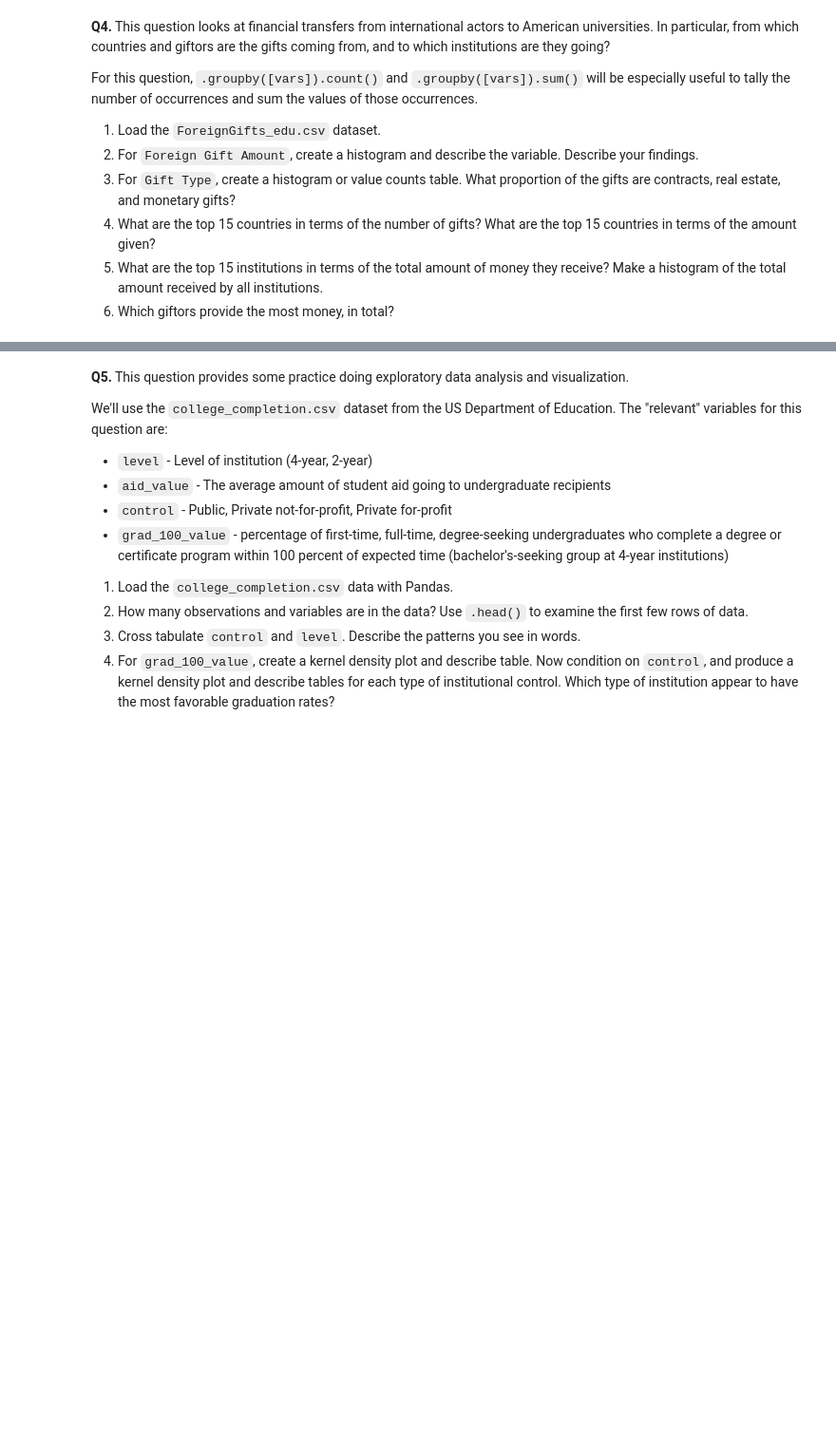
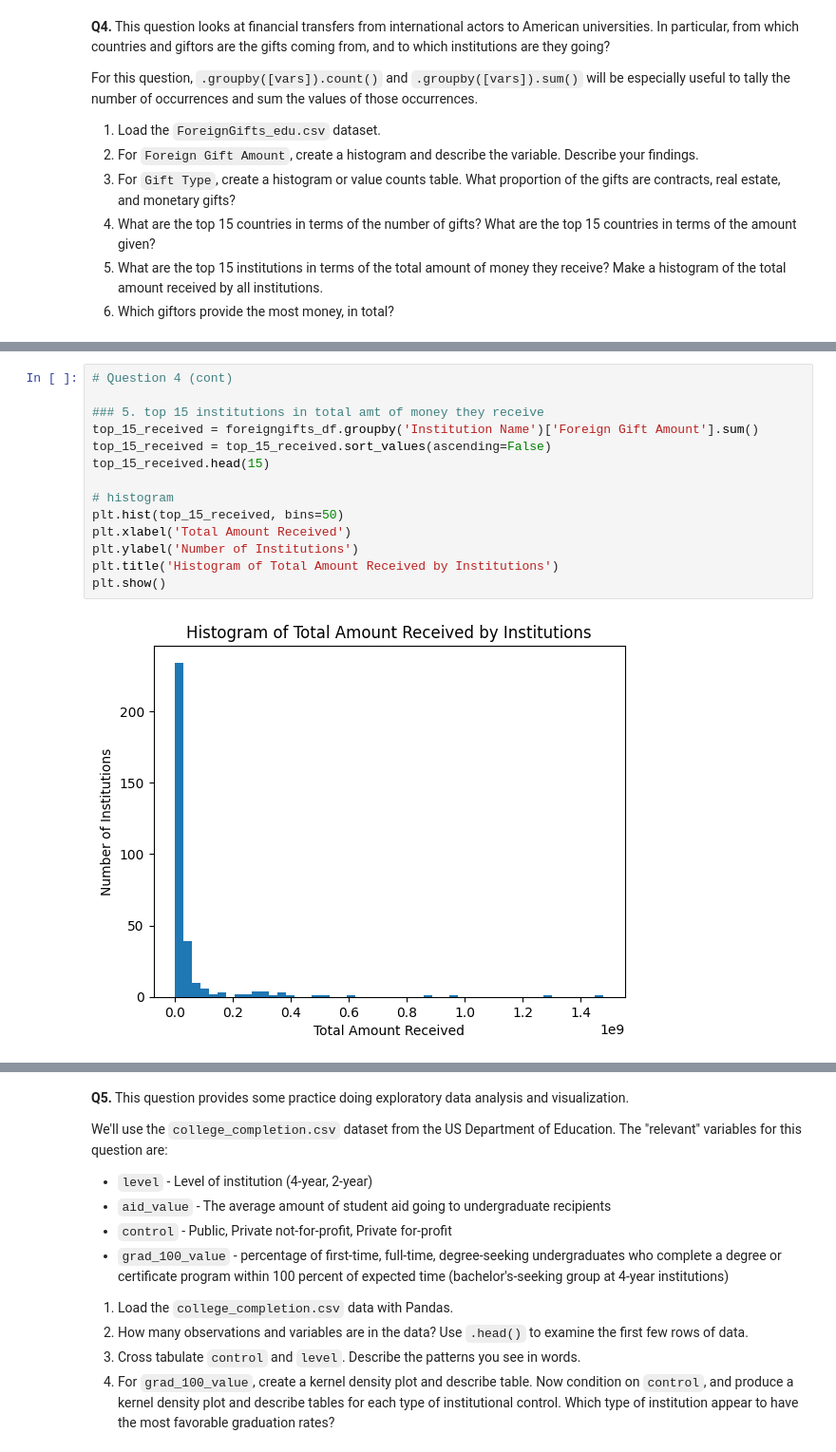
Before and after one commit to arya-rajesh-99/undergrad_ml_assignments, a Jupyter notebook: 01_assignment_wrangling_and_eda.ipynb, the cells around one changed output, grey strips where cells are left out. Shown at 95% size. Saved outputs shown, nothing was run; the diff lists cells and outputs as text; blank space fills up the shorter version.

```diff
--- a/01_assignment_wrangling_and_eda.ipynb
+++ b/01_assignment_wrangling_and_eda.ipynb
@@ -235,0 +331,16 @@ For this question, `.groupby([vars]).count()` and `.groupby([vars]).sum()` will
+# %%
+# Question 4 (cont)
+
+### 5. top 15 institutions in total amt of money they receive
+top_15_received = foreigngifts_df.groupby('Institution Name')['Foreign Gift Amount'].sum()
+top_15_received = top_15_received.sort_values(ascending=False)
+top_15_received.head(15)
+
+# histogram
+plt.hist(top_15_received, bins=50)
+plt.xlabel('Total Amount Received')
+plt.ylabel('Number of Institutions')
+plt.title('Histogram of Total Amount Received by Institutions')
+plt.show()
+# %% [output]
+[figure, added]
```
Also changed, not shown: parts of 19 cells of this notebook.
